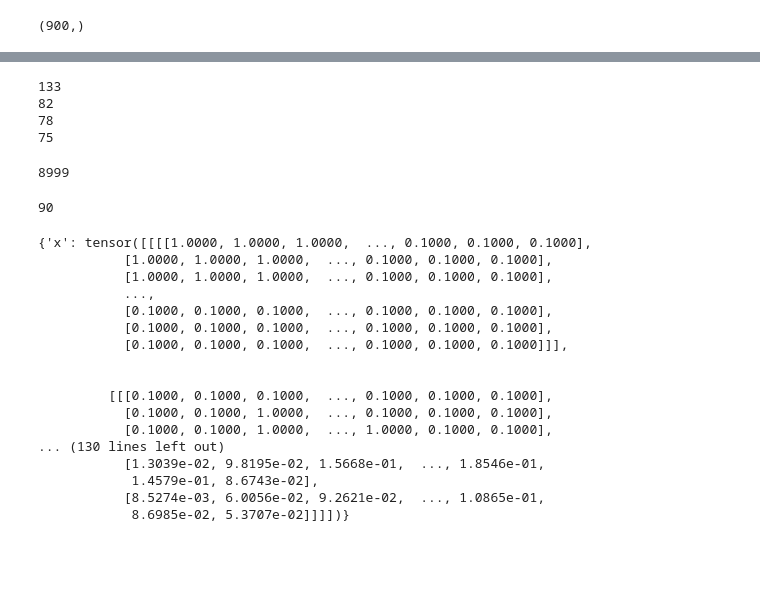
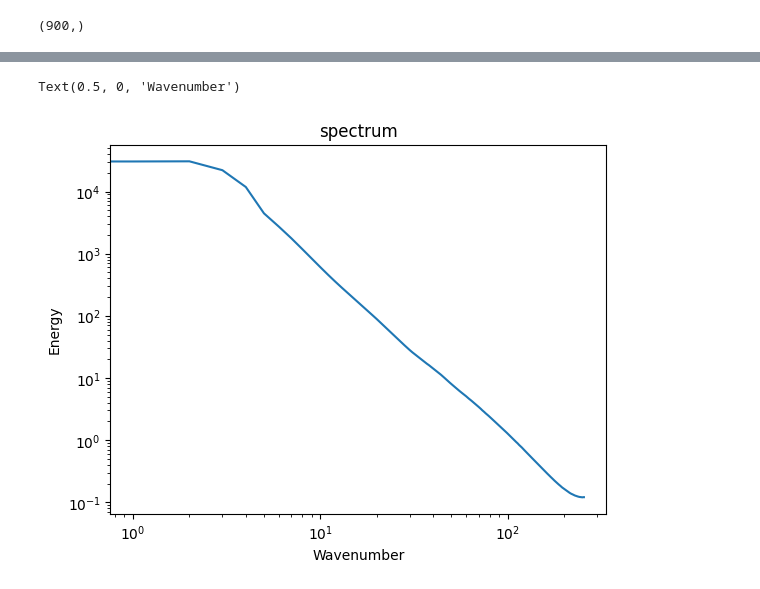
Before and after one commit to msakarvadia/operator_aliasing, a Jupyter notebook: notebooks/MultiResBrainstorm.ipynb, the cells around one changed output, grey strips where cells are left out. Drawn from its saved outputs; the diff is of its cells as text; code cells hidden in the pictures; blank space fills up the shorter version.

```diff
--- a/notebooks/MultiResBrainstorm.ipynb
+++ b/notebooks/MultiResBrainstorm.ipynb
@@ -224,40 +135,12 @@ TypeError: Invalid shape (128,) for image data
-# %%
-total_sample = 0
-
-for i in range(len(dataset)+1):
-    sample_count = len(dataset[i]['x'])
-    if sample_count != batch_size:
-        print(sample_count)
-    total_sample += sample_count
-
-total_sample
-# %% [output]
-133
-82
-78
-75
-8999
-# %%
-len(dataset)
-# %% [output]
-90
-# %%
-dataset[90]
-# %% [output]
-{'x': tensor([[[[1.0000, 1.0000, 1.0000,  ..., 0.1000, 0.1000, 0.1000],
-           [1.0000, 1.0000, 1.0000,  ..., 0.1000, 0.1000, 0.1000],
-           [1.0000, 1.0000, 1.0000,  ..., 0.1000, 0.1000, 0.1000],
-           ...,
-           [0.1000, 0.1000, 0.1000,  ..., 0.1000, 0.1000, 0.1000],
-           [0.1000, 0.1000, 0.1000,  ..., 0.1000, 0.1000, 0.1000],
-           [0.1000, 0.1000, 0.1000,  ..., 0.1000, 0.1000, 0.1000]]],
-
-
-         [[[0.1000, 0.1000, 0.1000,  ..., 0.1000, 0.1000, 0.1000],
-           [0.1000, 0.1000, 1.0000,  ..., 0.1000, 0.1000, 0.1000],
-           [0.1000, 0.1000, 1.0000,  ..., 1.0000, 0.1000, 0.1000],
-... (130 lines left out)
-           [1.3039e-02, 9.8195e-02, 1.5668e-01,  ..., 1.8546e-01,
-            1.4579e-01, 8.6743e-02],
-           [8.5274e-03, 6.0056e-02, 9.2621e-02,  ..., 1.0865e-01,
-            8.6985e-02, 5.3707e-02]]]])}
+# %%
+spectrum = get_energy_curve(data[0]['x'][:,:,2,...])
+plt.plot(spectrum)
+#plt.axvline(x=8, color='orange')
+plt.title('spectrum')
+plt.ylabel('Energy')
+plt.yscale('log')
+plt.xscale('log')
+plt.xlabel('Wavenumber')
+# %% [output]
+Text(0.5, 0, 'Wavenumber')
+[figure, added]
```
Also changed, not shown: parts of 9 cells of this notebook, 3 other files.
